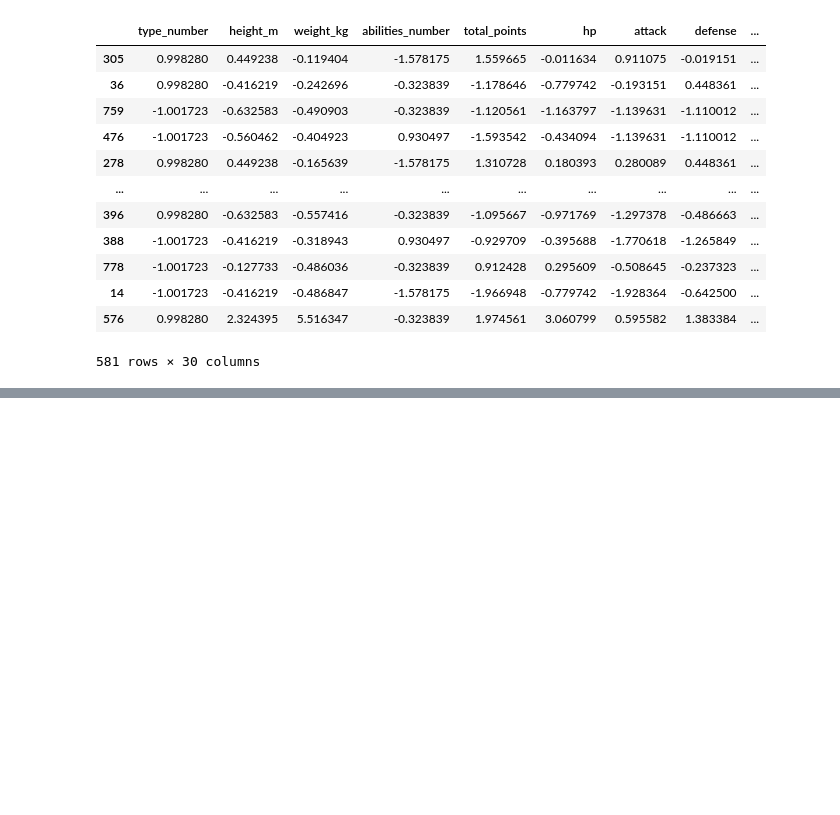
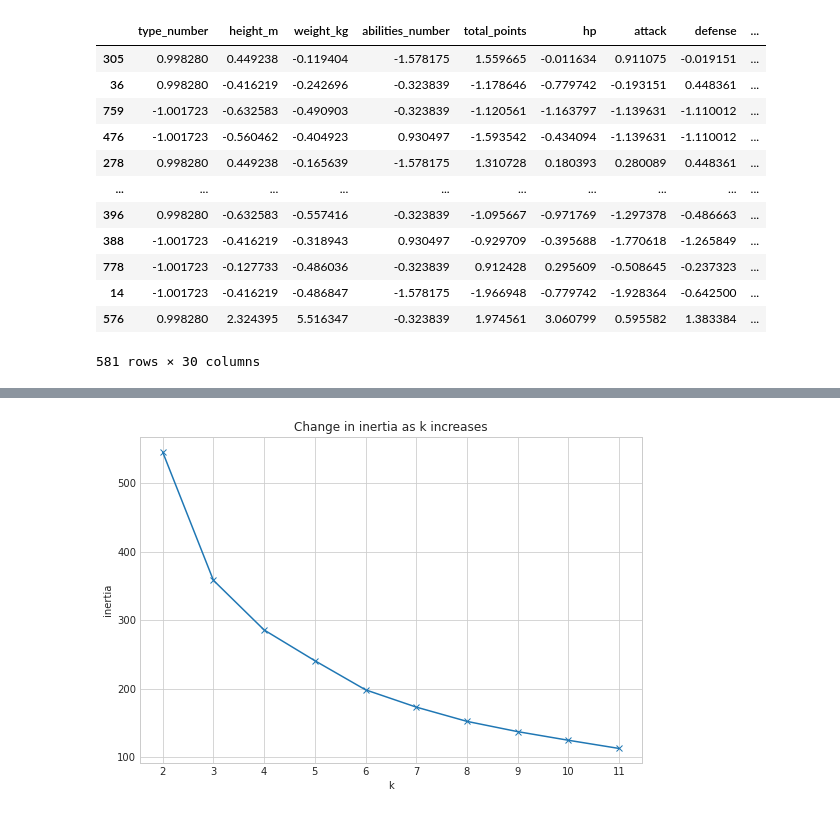
Before and after one commit to annah-vu/pokemon_project, a Jupyter notebook: third_notebook.ipynb, the cells around one changed output, grey strips where cells are left out. Cells and saved outputs as stored; diff of their text form; code cells hidden in the pictures; blank space fills up the shorter version.

```diff
--- a/third_notebook.ipynb
+++ b/third_notebook.ipynb
@@ -185,0 +203,5 @@ X_train_scaled
+# %%
+X = X_train_scaled[['hp', 'total_points']]
+inertia(X)
+# %% [output]
+[figure, added]
```
Also changed, not shown: parts of 11 cells of this notebook.
